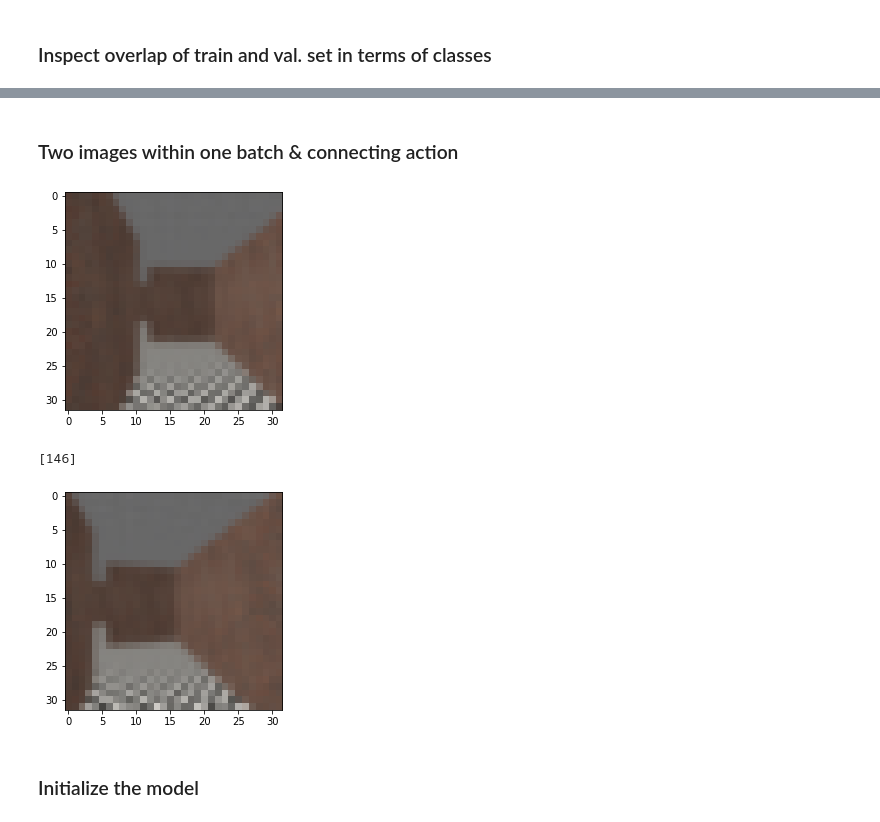
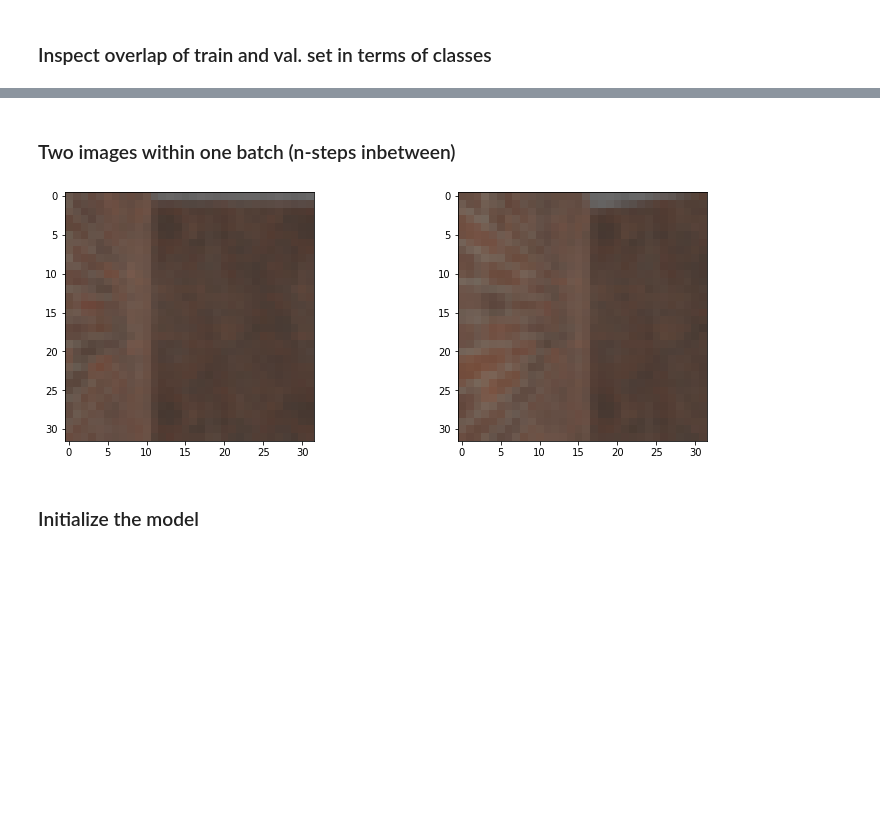
Before and after one commit to Mariusmarten/SpatialMemory, a Jupyter notebook: _2_DiffImage_action_pred.ipynb, the cells around one changed output, grey strips where cells are left out. Cells and saved outputs as stored; diff of their text form; code cells hidden in the pictures; blank space fills up the shorter version.

```diff
--- a/_2_DiffImage_action_pred.ipynb
+++ b/_2_DiffImage_action_pred.ipynb
@@ -86,28 +83,9 @@ Elements where class is in both train and test data: 2309
 # %% [markdown]
-### Two images within one batch & connecting action
+### Two images within one batch (n-steps inbetween)
 # %%
-import torchvision
-import torch
-from matplotlib import pyplot as plt
-
-classes_expl = {0: 'turn left', 1: 'turn right', 2: 'walk forwards', 3: 'walk backwards'}
-
-index = 560
-
-imageA = dataset['observationsA'][index]
-imageB = dataset['observationsB'][index]
-
-plt.imshow(imageA)
-plt.show()
-
-print(dataset['actions'][index])
-
-plt.imshow(imageB)
-plt.show()
+plot.plot_dataset_imgs(dataset)
 # %% [output]
-[figure, old version]
+[figure, new version]
-[146]
-[figure, removed]
 # %% [markdown]
 ### Initialize the model
 # %%
```
Also changed, not shown: parts of 7 cells of this notebook, 7 other files.
